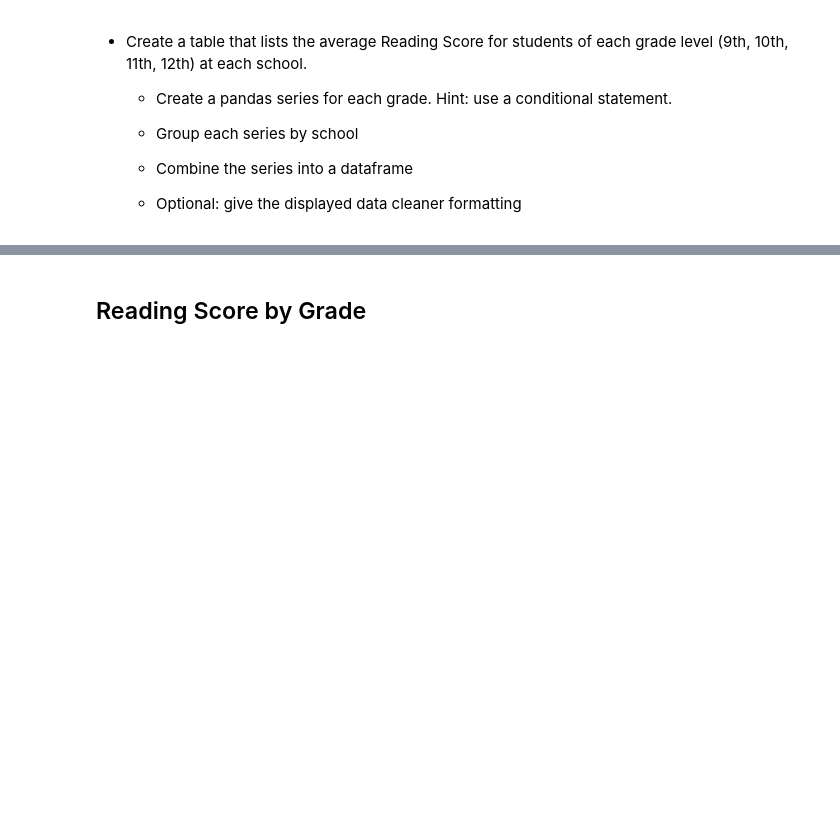
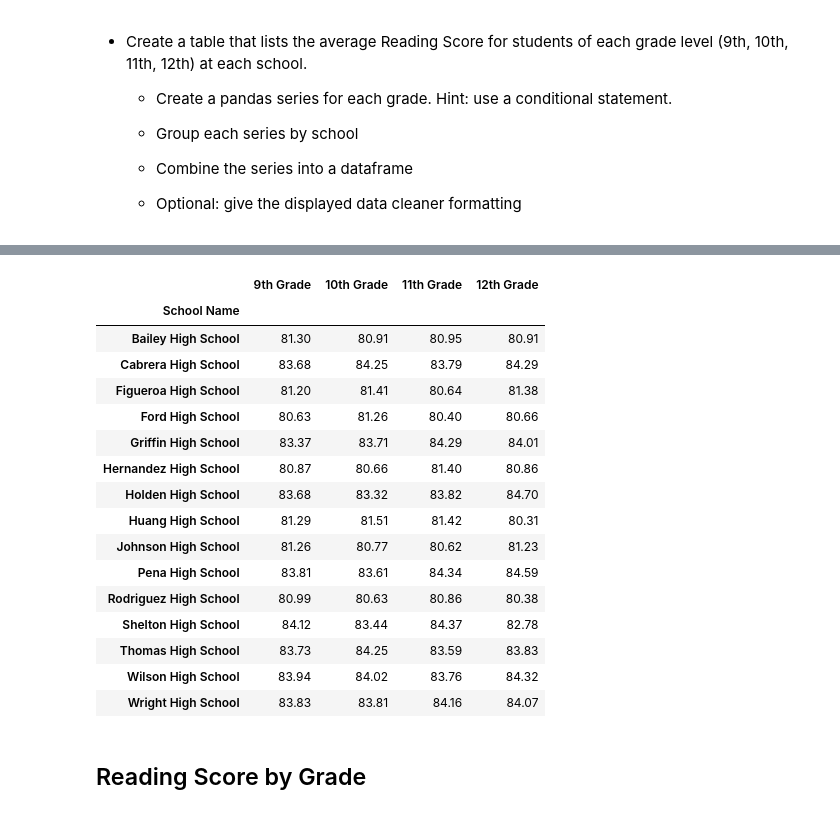
Before and after one commit to avaz7791/pandas-challenge, a Jupyter notebook: PyCitySchools/PyCitySchools.ipynb, the cells around one changed output, grey strips where cells are left out. Saved outputs shown, nothing was run; the diff lists cells and outputs as text; code cells hidden in the pictures; blank space fills up the shorter version.

```diff
--- a/PyCitySchools/PyCitySchools.ipynb
+++ b/PyCitySchools/PyCitySchools.ipynb
@@ -290,3 +334,46 @@ deficient_performing
+# %%
+# Title of this section says Math, But the description says Reading score
+# in this section i will set a data frame to capture the reading scores.
+grade_9 = school_data_complete[school_data_complete['grade'] == '9th']
+#grade_9
+grade_10 = school_data_complete[school_data_complete['grade'] == '10th']
+grade_11 = school_data_complete[school_data_complete['grade'] == '11th']
+grade_12 = school_data_complete[school_data_complete['grade'] == '12th']
+
+# Reading Scores Set
+grade_9_r_set = grade_9.groupby(['School Name']).mean()["reading_score"]
+grade_10_r_set = grade_10.groupby(['School Name']).mean()["reading_score"]
+grade_11_r_set = grade_11.groupby(['School Name']).mean()["reading_score"]
+grade_12_r_set = grade_12.groupby(['School Name']).mean()["reading_score"]
+
+#Create df for reading score set
+reading_df = pd.DataFrame({"9th Grade":grade_9_r_set,
+                           "10th Grade":grade_10_r_set,
+                           "11th Grade":grade_11_r_set,
+                           "12th Grade":grade_12_r_set
+                        })
+
+
+reading_df = reading_df.round(2)
+reading_df
+# %% [output]
+|  | 9th Grade | 10th Grade | 11th Grade | 12th Grade |
+| School Name |  |  |  |  |
+| Bailey High School | 81.30 | 80.91 | 80.95 | 80.91 |
+| Cabrera High School | 83.68 | 84.25 | 83.79 | 84.29 |
+| Figueroa High School | 81.20 | 81.41 | 80.64 | 81.38 |
+| Ford High School | 80.63 | 81.26 | 80.40 | 80.66 |
+| Griffin High School | 83.37 | 83.71 | 84.29 | 84.01 |
+| Hernandez High School | 80.87 | 80.66 | 81.40 | 80.86 |
+| Holden High School | 83.68 | 83.32 | 83.82 | 84.70 |
+| Huang High School | 81.29 | 81.51 | 81.42 | 80.31 |
+| Johnson High School | 81.26 | 80.77 | 80.62 | 81.23 |
+| Pena High School | 83.81 | 83.61 | 84.34 | 84.59 |
+| Rodriguez High School | 80.99 | 80.63 | 80.86 | 80.38 |
+| Shelton High School | 84.12 | 83.44 | 84.37 | 82.78 |
+| Thomas High School | 83.73 | 84.25 | 83.59 | 83.83 |
+| Wilson High School | 83.94 | 84.02 | 83.76 | 84.32 |
+| Wright High School | 83.83 | 83.81 | 84.16 | 84.07 |
 # %% [markdown]
 ## Reading Score by Grade
 # %% [markdown]
```
Also changed, not shown: parts of 1 cell of this notebook.
